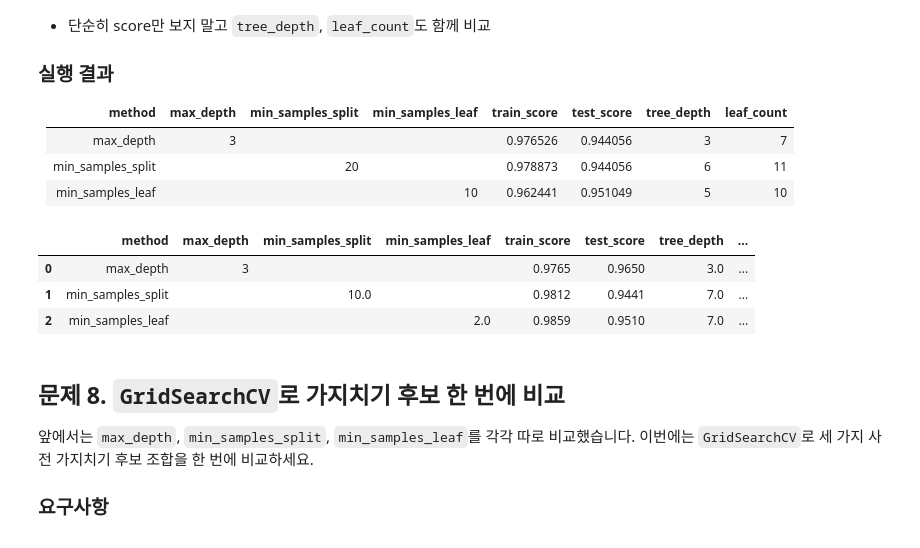
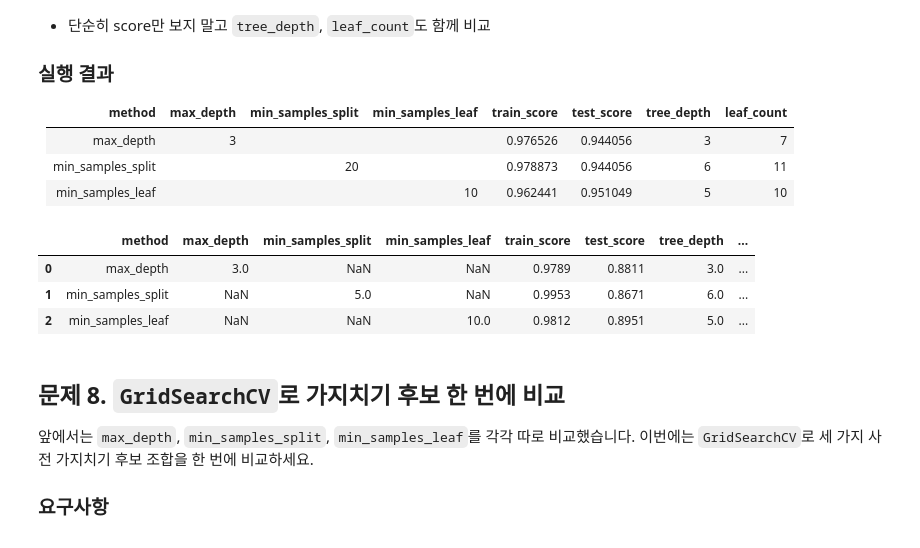
Before and after one commit to SKN-33-Homin/06_machine_learning, a Jupyter notebook: 04_decision_tree_svm/practice/01_decision_tree.ipynb, the cells around one changed output. Cells and saved outputs as stored; diff of their text form; code cells hidden in the pictures.

```diff
--- a/04_decision_tree_svm/practice/01_decision_tree.ipynb
+++ b/04_decision_tree_svm/practice/01_decision_tree.ipynb
@@ -173,7 +173,9 @@ weighted avg       0.94      0.94      0.94       143
 | 7 | 1.000000 | 0.923077 | 7 | 18 |
 # %%
 max_depths = [None, 2, 3, 4, 5, 7]
-depth_result =[]
+
+depth_results = []
+depth_models = []
 
 for max_depth in max_depths:
     model = DecisionTreeClassifier(
@@ -183,7 +185,9 @@ for max_depth in max_depths:
 
     model.fit(X_train, y_train)
 
-    depth_result.append({
+    depth_models.append(model)
+
+    depth_results.append({
         "max_depth": 'None' if max_depth is None else max_depth,
         "train_score": model.score(X_train, y_train),
         "test_score": model.score(X_test, y_test),
@@ -191,7 +195,7 @@ for max_depth in max_depths:
         "leaf_count": model.get_n_leaves()
     })
 
-depth_result_df = pd.DataFrame(depth_result).round(4)
+depth_result_df = pd.DataFrame(depth_results).round(4)
 display(depth_result_df)
 # %% [output]
 |  | max_depth | train_score | test_score | tree_depth | leaf_count |
@@ -374,34 +376,38 @@ plt.show()
 | min_samples_split |  | 20 |  | 0.978873 | 0.944056 | 6 | 11 |
 | min_samples_leaf |  |  | 10 | 0.962441 | 0.951049 | 5 | 10 |
 # %%
+best_depth = depth_result_df.loc[depth_result_df['test_score'].idxmax()]
+best_split = split_result_df.loc[split_result_df['test_score'].idxmax()]
+best_leaf = leaf_result_df.loc[leaf_result_df['test_score'].idxmax()]
+
 best_list = [
     ('max_depth', best_depth),
     ('min_samples_split', best_split),
     ('min_samples_leaf', best_leaf)
 ]
 
 result = []
 
 for method, best in best_list:
     row = {
         'method': method,
-        'max_depth': best.get('max_depth', ''),
-        'min_samples_split': best.get('min_samples_split', ''),
-        'min_samples_leaf': best.get('min_samples_leaf', ''),
+        'max_depth': best.get('max_depth', np.nan),
+        'min_samples_split': best.get('min_samples_split', np.nan),
+        'min_samples_leaf': best.get('min_samples_leaf', np.nan),
         'train_score': best['train_score'],
         'test_score': best['test_score'],
         'tree_depth': best['tree_depth'],
         'leaf_count': best['leaf_count']
     }
     result.append(row)
 
 result = pd.DataFrame(result)
 display(result)
 # %% [output]
 |  | method | max_depth | min_samples_split | min_samples_leaf | train_score | test_score | tree_depth | ... |
-| 0 | max_depth | 3 |  |  | 0.9765 | 0.9650 | 3.0 | ... |
-| 1 | min_samples_split |  | 10.0 |  | 0.9812 | 0.9441 | 7.0 | ... |
-| 2 | min_samples_leaf |  |  | 2.0 | 0.9859 | 0.9510 | 7.0 | ... |
+| 0 | max_depth | 3.0 | NaN | NaN | 0.9789 | 0.8811 | 3.0 | ... |
+| 1 | min_samples_split | NaN | 5.0 | NaN | 0.9953 | 0.8671 | 6.0 | ... |
+| 2 | min_samples_leaf | NaN | NaN | 10.0 | 0.9812 | 0.8951 | 5.0 | ... |
 # %% [markdown]
 ## 문제 8. `GridSearchCV`로 가지치기 후보 한 번에 비교
 
```
Also changed, not shown: parts of 8 cells of this notebook, 7 other files.
